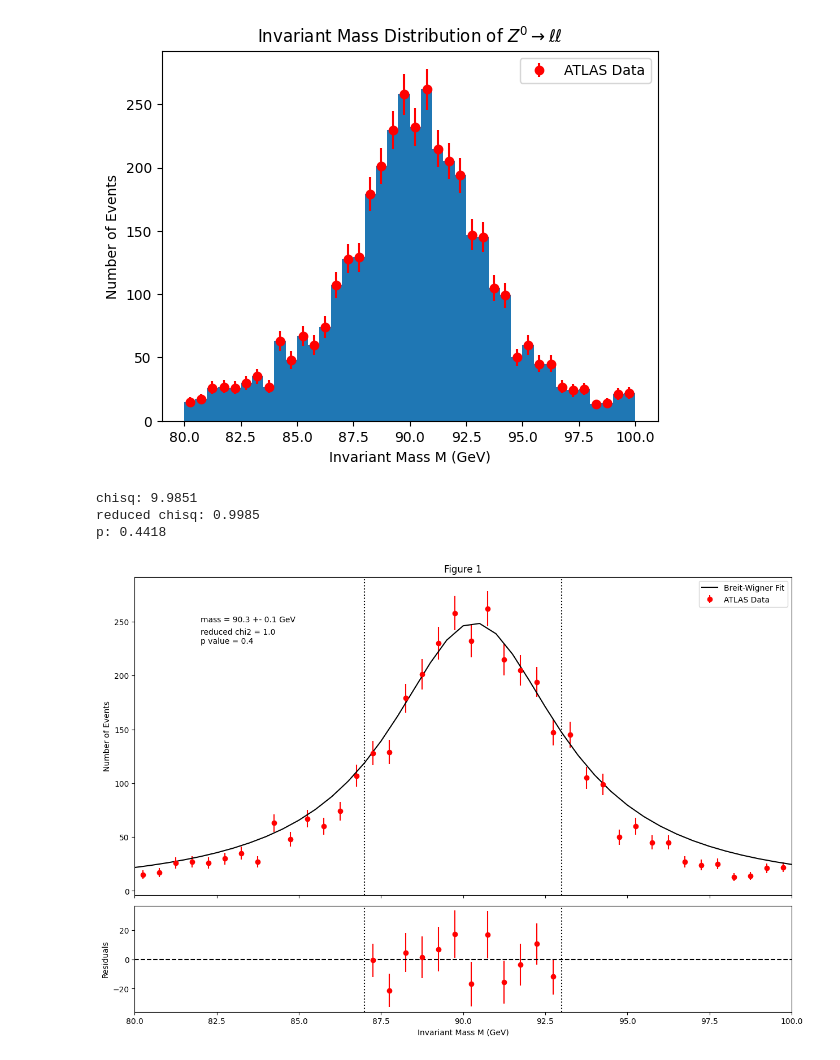
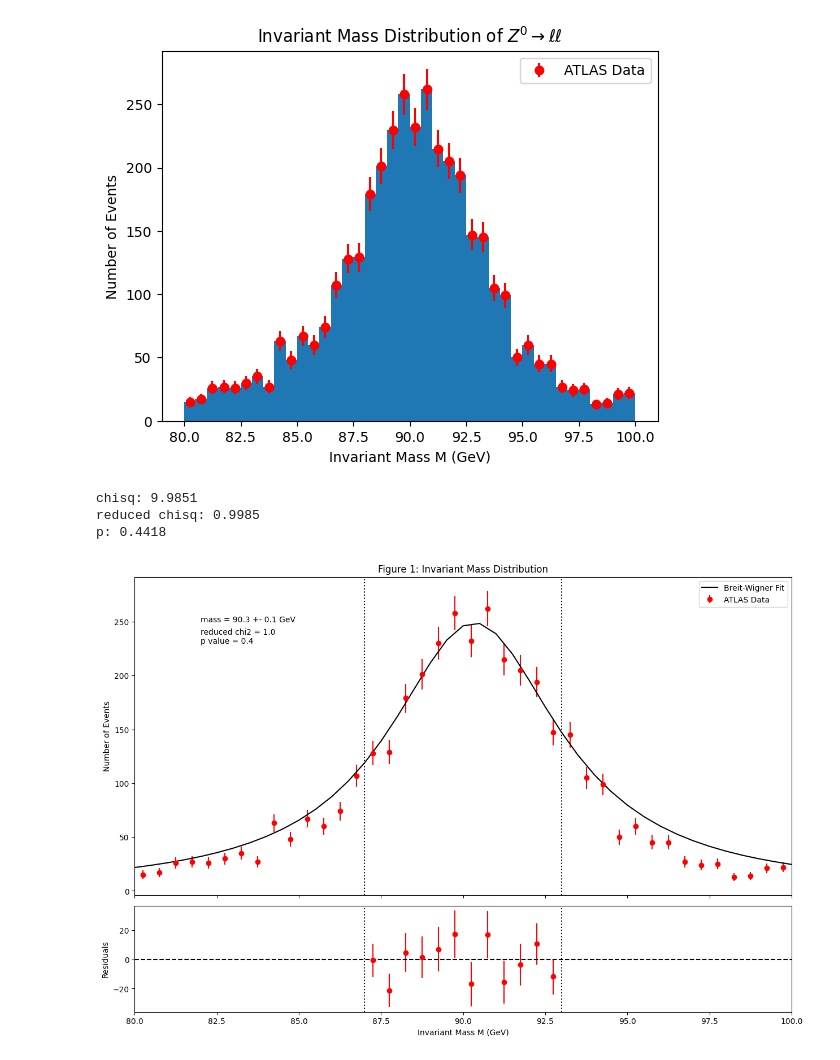
Before and after one commit to duddellasiri/PHYS265-spring25, a Jupyter notebook: Lab3/Lab3.ipynb, the cells around one changed output. Drawn from its saved outputs; the diff is of its cells as text; code cells hidden in the pictures.

```diff
--- a/Lab3/Lab3.ipynb
+++ b/Lab3/Lab3.ipynb
@@ -51,35 +51,35 @@ m0err,gerr = covar
 fig,(ax,ax_bot) = plt.subplots(2,1,sharex=True,figsize=(15,10),gridspec_kw={"height_ratios":[3,1],'hspace':0.05})
 ax.errorbar(center,counts,yerr=errors,fmt='o',label='ATLAS Data',color='red')
 ax.plot(bins,decay(bins,m0f,gf),label='Breit-Wigner Fit',color = 'black')
 ax.axvline(87,color='black',linestyle=':')
 ax.axvline(93,color='black',linestyle=':')
 ax.set_ylabel('Number of Events')
 ax.text(82,250, f"mass = {m0f:.1f} +- {np.sqrt(np.diag(covar))[0]:.1f} GeV")
 ax.legend()
 
 residuals = counts[mask] - decay(center[mask],m0f,gf)
 ax_bot.errorbar(center[mask],residuals,yerr=errors[mask],fmt = 'o',color = 'red')
 ax_bot.set_xlim(80,100)
 ax_bot.axhline(0, color='black', ls='--')
 ax_bot.axvline(87,color='black',linestyle=':')
 ax_bot.axvline(93,color='black',linestyle=':')
 ax_bot.set_xlabel('Invariant Mass M (GeV)')
 ax_bot.set_ylabel('Residuals')
-ax.set_title('Figure 1')
+ax.set_title('Figure 1: Invariant Mass Distribution')
 
 #Part 2C
 from scipy.stats import chi2
 chisq = np.sum((residuals/errors[mask])**2)
 ndof = len(center[mask]) - len(params)
 rchisq = chisq/ndof
 p = 1 - chi2.cdf(chisq,ndof)
 print(f'chisq: {chisq:.4f}\nreduced chisq: {rchisq:.4f}\np: {p:.4f}')
 ax.text(82,230, f"reduced chi2 = {rchisq:.1f}\np value = {p:.1f}");
 # %% [output]
 chisq: 9.9851
 reduced chisq: 0.9985
 p: 0.4418
-[figure, old version]
+[figure, new version]
 # %%
 # Part 3A
 mass = np.linspace(89,91,300)
```
Also changed, not shown: parts of 1 cell of this notebook, 5 other files.
